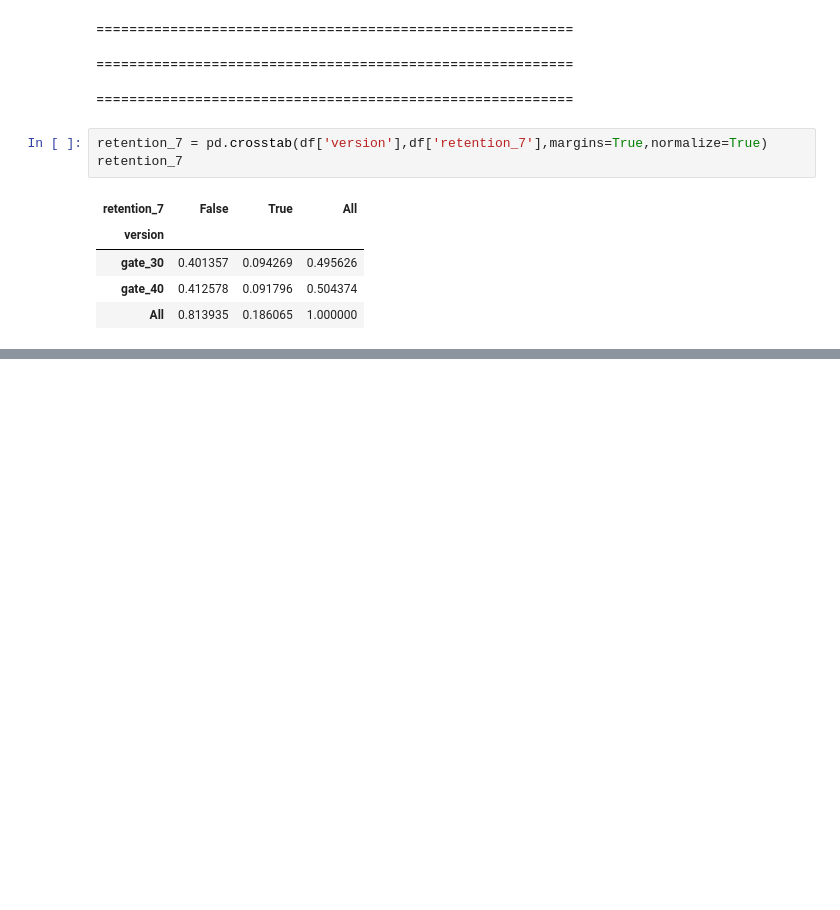
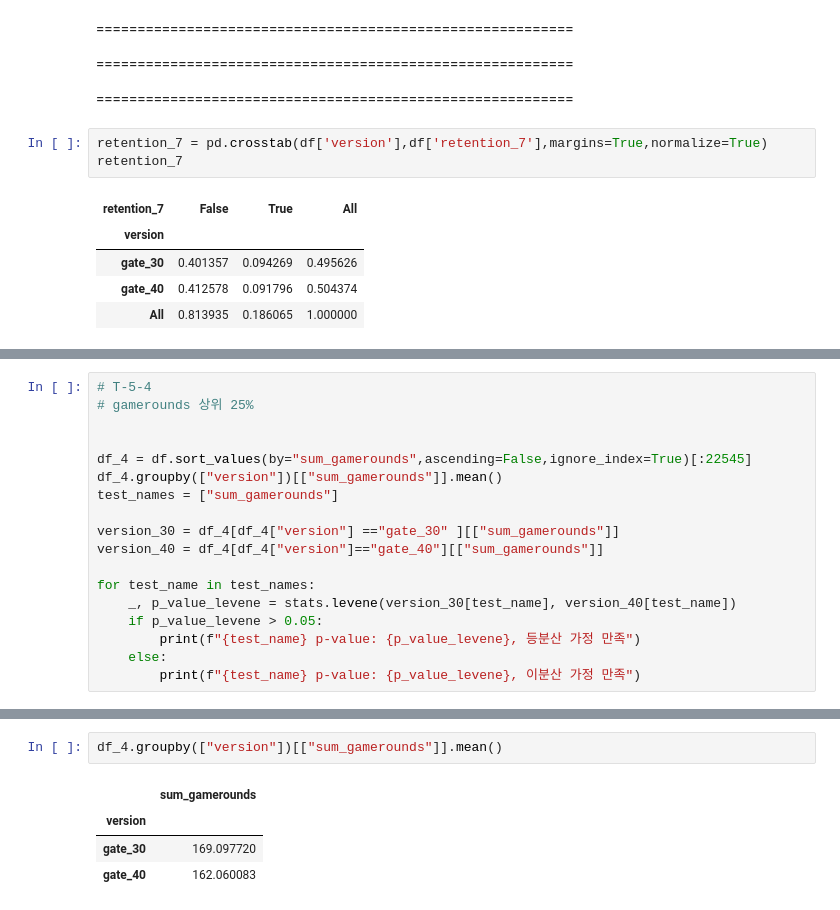
Before and after one commit to GRetriever/Data-Analysis-Project, a Jupyter notebook: Cookie Cats/Cookie Cats.ipynb, the cells around one changed output, grey strips where cells are left out. Drawn from its saved outputs; the diff is of its cells as text; blank space fills up the shorter version.

```diff
--- a/Cookie Cats/Cookie Cats.ipynb
+++ b/Cookie Cats/Cookie Cats.ipynb
@@ -250,0 +336,18 @@ retention_7
+# %%
+# T-5-4
+# gamerounds 상위 25%
+
+
+df_4 = df.sort_values(by="sum_gamerounds",ascending=False,ignore_index=True)[:22545]
+df_4.groupby(["version"])[["sum_gamerounds"]].mean()
+test_names = ["sum_gamerounds"]
+
+version_30 = df_4[df_4["version"] =="gate_30" ][["sum_gamerounds"]]
+version_40 = df_4[df_4["version"]=="gate_40"][["sum_gamerounds"]]
+
+for test_name in test_names:
+    _, p_value_levene = stats.levene(version_30[test_name], version_40[test_name])
+    if p_value_levene > 0.05:
+        print(f"{test_name} p-value: {p_value_levene}, 등분산 가정 만족")
+    else:
+        print(f"{test_name} p-value: {p_value_levene}, 이분산 가정 만족")
@@ -250,0 +370,7 @@ retention_7
+# %%
+df_4.groupby(["version"])[["sum_gamerounds"]].mean()
+# %% [output]
+|  | sum_gamerounds |
+| version |  |
+| gate_30 | 169.097720 |
+| gate_40 | 162.060083 |
```
Also changed, not shown: parts of 10 cells of this notebook.
